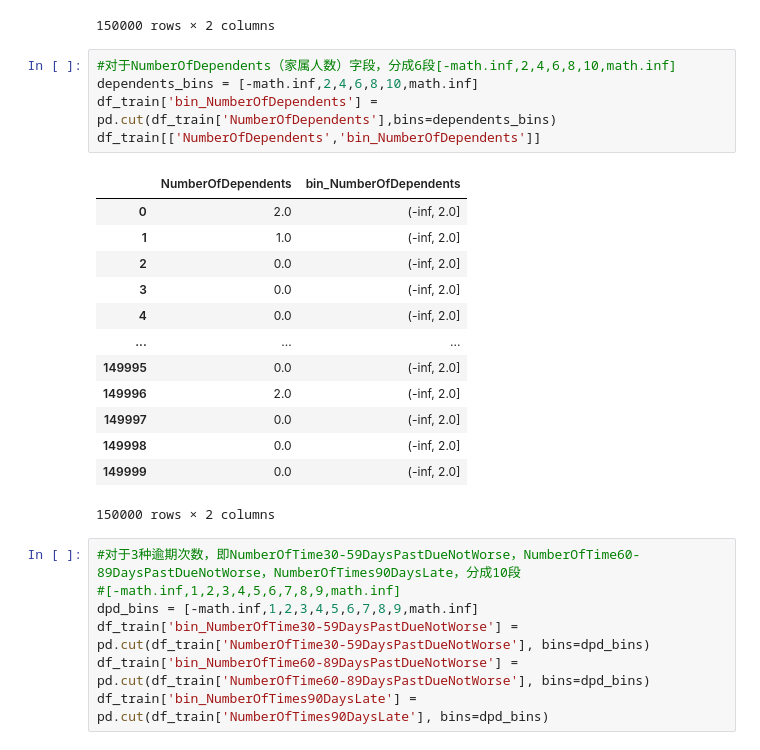
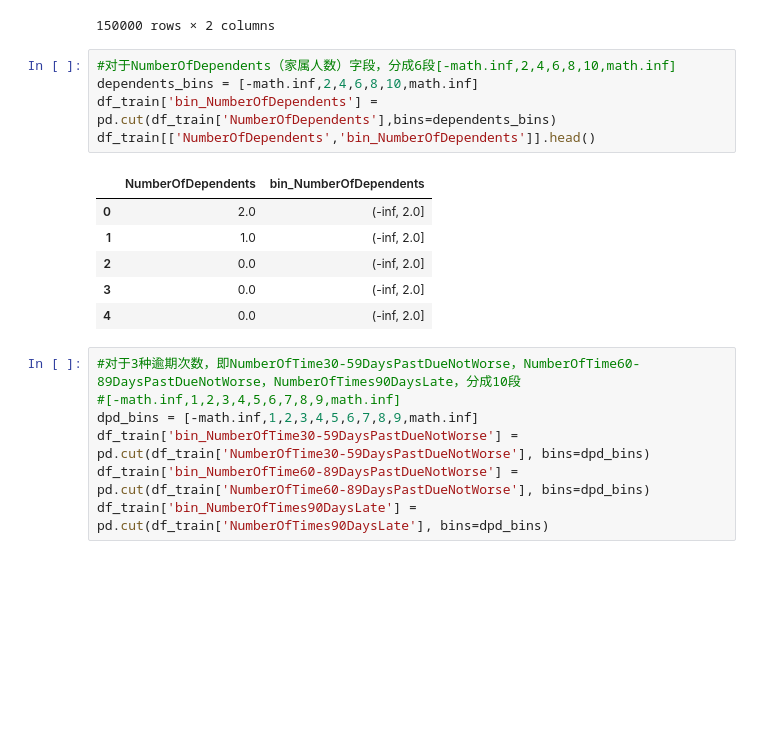
Before and after one commit to huangwen1128/2020-Bi-programing-practice, a Jupyter notebook: intelligen_logistics/lesson3/woe_vi.ipynb, the cells around one changed output. Cells and saved outputs as stored; diff of their text form; blank space fills up the shorter version.

```diff
--- a/intelligen_logistics/lesson3/woe_vi.ipynb
+++ b/intelligen_logistics/lesson3/woe_vi.ipynb
@@ -214,22 +183,15 @@ df_train[['age','bin_age']]
 # %%
 #对于NumberOfDependents（家属人数）字段，分成6段[-math.inf,2,4,6,8,10,math.inf]
 dependents_bins = [-math.inf,2,4,6,8,10,math.inf]
 df_train['bin_NumberOfDependents'] = pd.cut(df_train['NumberOfDependents'],bins=dependents_bins)
-df_train[['NumberOfDependents','bin_NumberOfDependents']]
+df_train[['NumberOfDependents','bin_NumberOfDependents']].head()
 # %% [output]
 |  | NumberOfDependents | bin_NumberOfDependents |
 | 0 | 2.0 | (-inf, 2.0] |
 | 1 | 1.0 | (-inf, 2.0] |
 | 2 | 0.0 | (-inf, 2.0] |
 | 3 | 0.0 | (-inf, 2.0] |
 | 4 | 0.0 | (-inf, 2.0] |
-| ... | ... | ... |
-| 149995 | 0.0 | (-inf, 2.0] |
-| 149996 | 2.0 | (-inf, 2.0] |
-| 149997 | 0.0 | (-inf, 2.0] |
-| 149998 | 0.0 | (-inf, 2.0] |
-| 149999 | 0.0 | (-inf, 2.0] |
-150000 rows × 2 columns
 # %%
 #对于3种逾期次数，即NumberOfTime30-59DaysPastDueNotWorse，NumberOfTime60-89DaysPastDueNotWorse，NumberOfTimes90DaysLate，分成10段
 #[-math.inf,1,2,3,4,5,6,7,8,9,math.inf]
```
Also changed, not shown: parts of 9 cells of this notebook, 1 other file.
